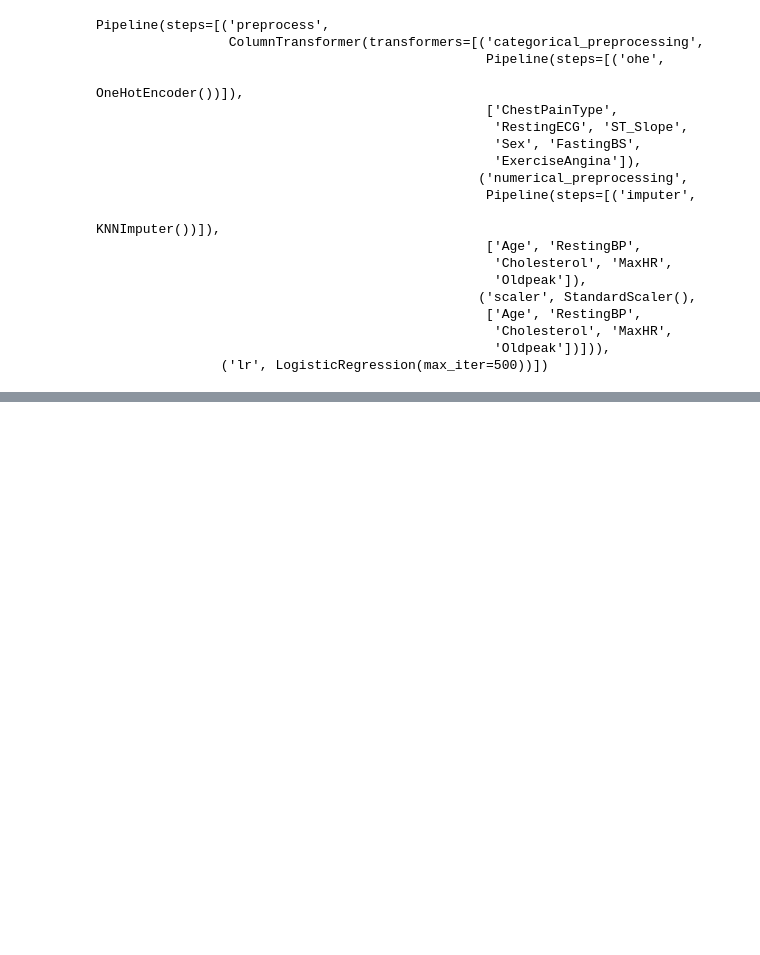
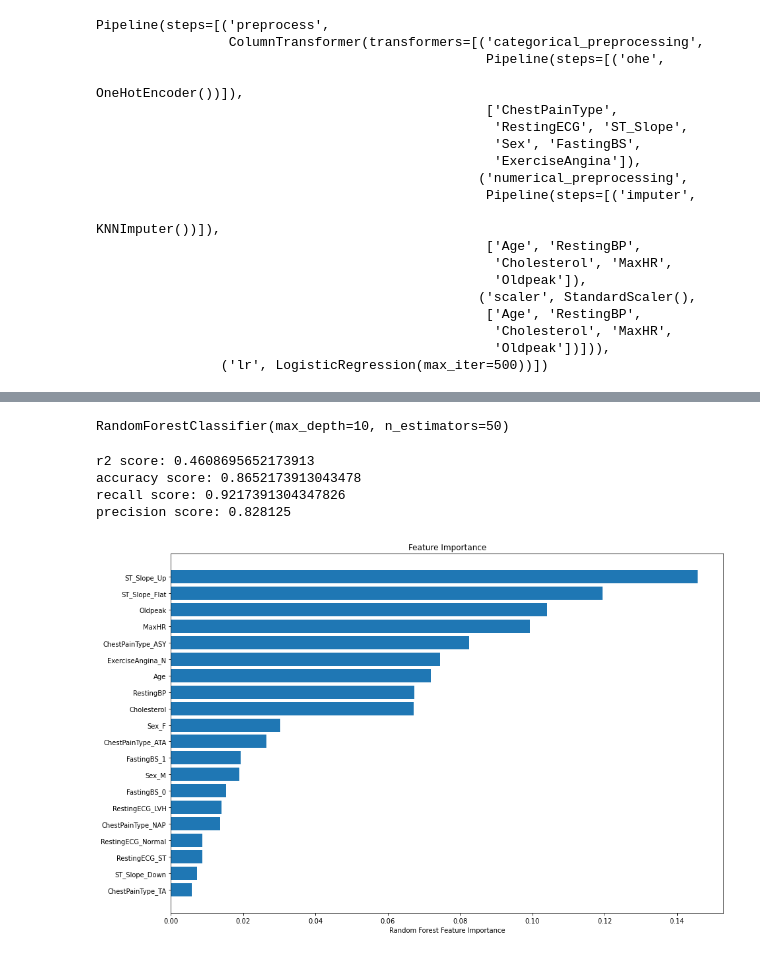
Before and after one commit to zainmmk/Heart-Failure-Prediction, a Jupyter notebook: notebooks/modeling.ipynb, the cells around one changed output, grey strips where cells are left out. Drawn from its saved outputs; the diff is of its cells as text; code cells hidden in the pictures; blank space fills up the shorter version.

Commit message:
Added models, some more exploration/engineering

```diff
--- a/notebooks/modeling.ipynb
+++ b/notebooks/modeling.ipynb
@@ -84,0 +313,13 @@ pickle.dump(pipeline_baseline, open( "../models/baseline_pipeline", "wb" ) )
+# %%
+column_names = combined.columns
+# %%
+from sklearn.model_selection import train_test_split
+X = combined.iloc[:,:-1]
+y = df.iloc[:,-1]
+X_train, X_test, y_train, y_test = train_test_split(X, y, test_size=0.25)
+# %%
+clf = RandomForestClassifier(max_depth=10, n_estimators=50)
+# %%
+clf.fit(X_train, y_train)
+# %% [output]
+RandomForestClassifier(max_depth=10, n_estimators=50)
@@ -84,0 +328,14 @@ pickle.dump(pipeline_baseline, open( "../models/baseline_pipeline", "wb" ) )
+# %%
+r2 = r2_score(y_test, y_predicted)
+acc = accuracy_score(y_test, y_predicted)
+recal = recall_score(y_test, y_predicted)
+precision = precision_score(y_test, y_predicted)
+print('r2 score:', r2)
+print('accuracy score:', acc)
+print('recall score:', recal)
+print('precision score:', precision)
+# %% [output]
+r2 score: 0.4608695652173913
+accuracy score: 0.8652173913043478
+recall score: 0.9217391304347826
+precision score: 0.828125
@@ -84,0 +344,12 @@ pickle.dump(pipeline_baseline, open( "../models/baseline_pipeline", "wb" ) )
+# %%
+plt.figure(figsize=(15,10))
+feature_imp = clf.feature_importances_
+indexs = np.argsort(feature_imp)
+plt.title("Feature Importance")
+plt.barh(range(len(indexs)),feature_imp[indexs],align="center")
+plt.yticks(range(len(indexs)),[column_names[i] for i in indexs])
+plt.xlabel("Random Forest Feature Importance")
+#plt.tight_layout()
+plt.show()
+# %% [output]
+[figure, added]
```
Also changed, not shown: parts of 44 cells of this notebook, 3 other files.
